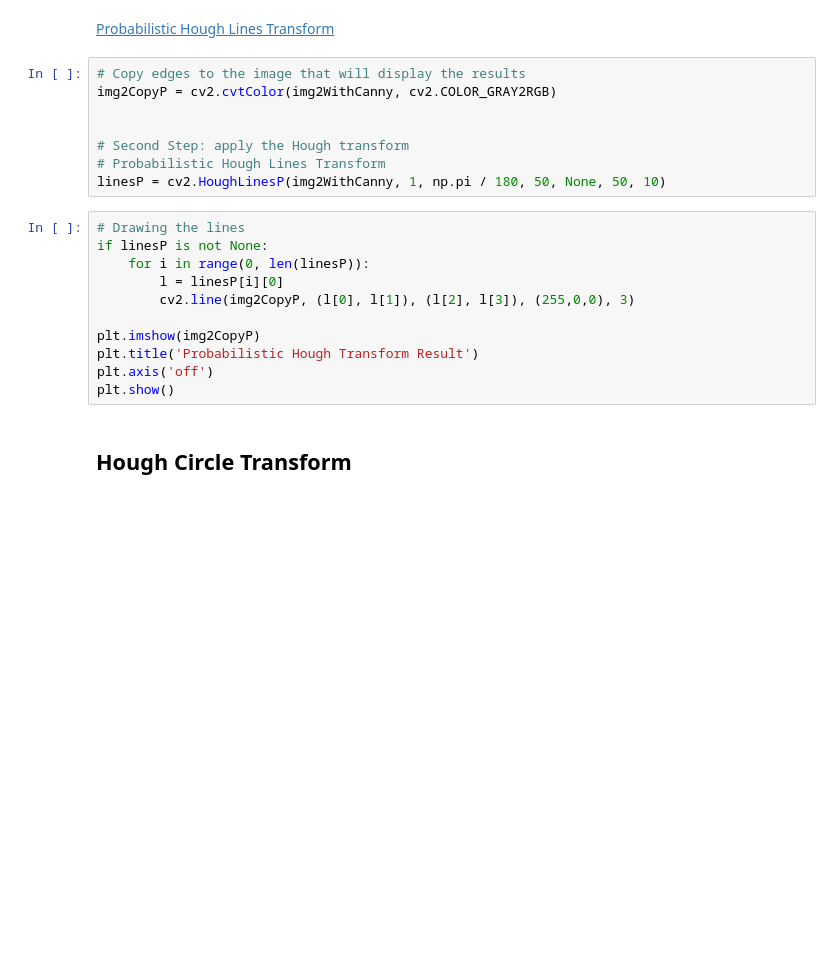
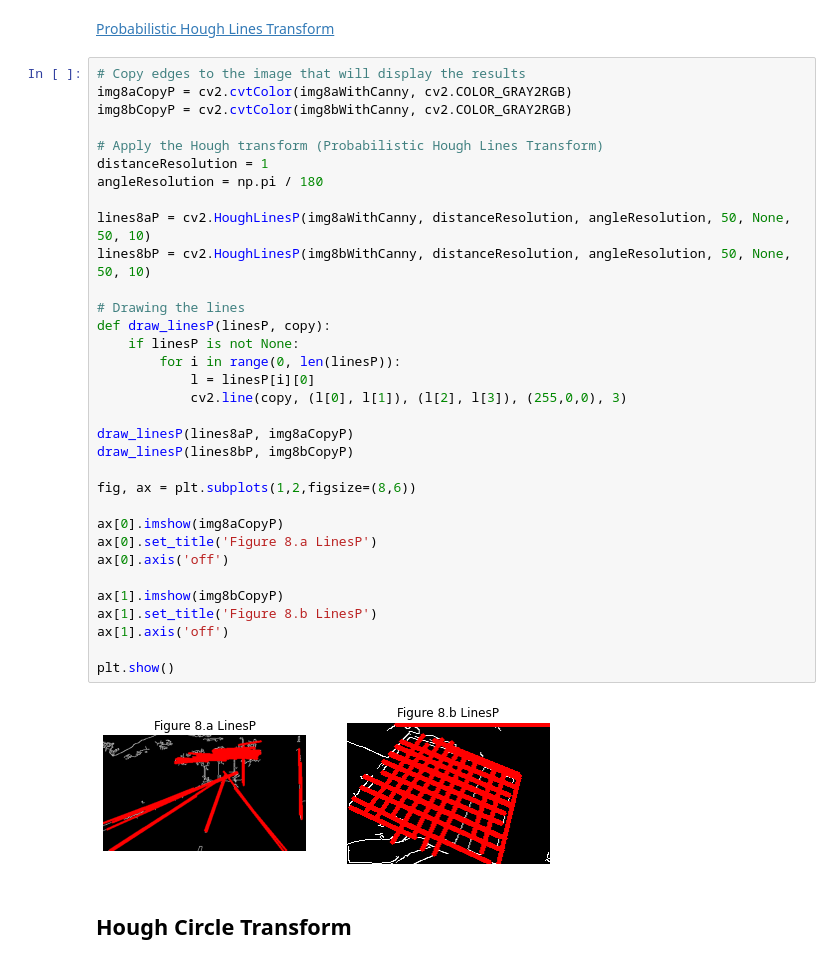
Before and after one commit to paulinho-16/MEIC-VC, a Jupyter notebook: Exercises/Part1/3_edge_detection.ipynb, the cells around one changed output. Saved outputs shown, nothing was run; the diff lists cells and outputs as text; blank space fills up the shorter version.

```diff
--- a/Exercises/Part1/3_edge_detection.ipynb
+++ b/Exercises/Part1/3_edge_detection.ipynb
@@ -193,24 +231,40 @@ plt.show()
 # %% [markdown]
 [Probabilistic Hough Lines Transform](https://docs.opencv.org/3.4/dd/d1a/group__imgproc__feature.html#ga8618180a5948286384e3b7ca02f6feeb)
-# %%
-# Copy edges to the image that will display the results
-img2CopyP = cv2.cvtColor(img2WithCanny, cv2.COLOR_GRAY2RGB)
-
-
-# Second Step: apply the Hough transform
-# Probabilistic Hough Lines Transform
-linesP = cv2.HoughLinesP(img2WithCanny, 1, np.pi / 180, 50, None, 50, 10)
-# %%
-# Drawing the lines
-if linesP is not None:
-    for i in range(0, len(linesP)):
-        l = linesP[i][0]
-        cv2.line(img2CopyP, (l[0], l[1]), (l[2], l[3]), (255,0,0), 3)
-
-plt.imshow(img2CopyP)
-plt.title('Probabilistic Hough Transform Result')
-plt.axis('off')
-plt.show()
+# %%
+# Copy edges to the image that will display the results
+img8aCopyP = cv2.cvtColor(img8aWithCanny, cv2.COLOR_GRAY2RGB)
+img8bCopyP = cv2.cvtColor(img8bWithCanny, cv2.COLOR_GRAY2RGB)
+
+# Apply the Hough transform (Probabilistic Hough Lines Transform)
+distanceResolution = 1
+angleResolution = np.pi / 180
+
+lines8aP = cv2.HoughLinesP(img8aWithCanny, distanceResolution, angleResolution, 50, None, 50, 10)
+lines8bP = cv2.HoughLinesP(img8bWithCanny, distanceResolution, angleResolution, 50, None, 50, 10)
+
+# Drawing the lines
+def draw_linesP(linesP, copy):
+    if linesP is not None:
+        for i in range(0, len(linesP)):
+            l = linesP[i][0]
+            cv2.line(copy, (l[0], l[1]), (l[2], l[3]), (255,0,0), 3)
+
+draw_linesP(lines8aP, img8aCopyP)
+draw_linesP(lines8bP, img8bCopyP)
+
+fig, ax = plt.subplots(1,2,figsize=(8,6))
+
+ax[0].imshow(img8aCopyP)
+ax[0].set_title('Figure 8.a LinesP')
+ax[0].axis('off')
+
+ax[1].imshow(img8bCopyP)
+ax[1].set_title('Figure 8.b LinesP')
+ax[1].axis('off')
+
+plt.show()
+# %% [output]
+[figure, added]
 # %% [markdown]
 ## Hough Circle Transform
 # %% [markdown]
```
Also changed, not shown: parts of 11 cells of this notebook.
